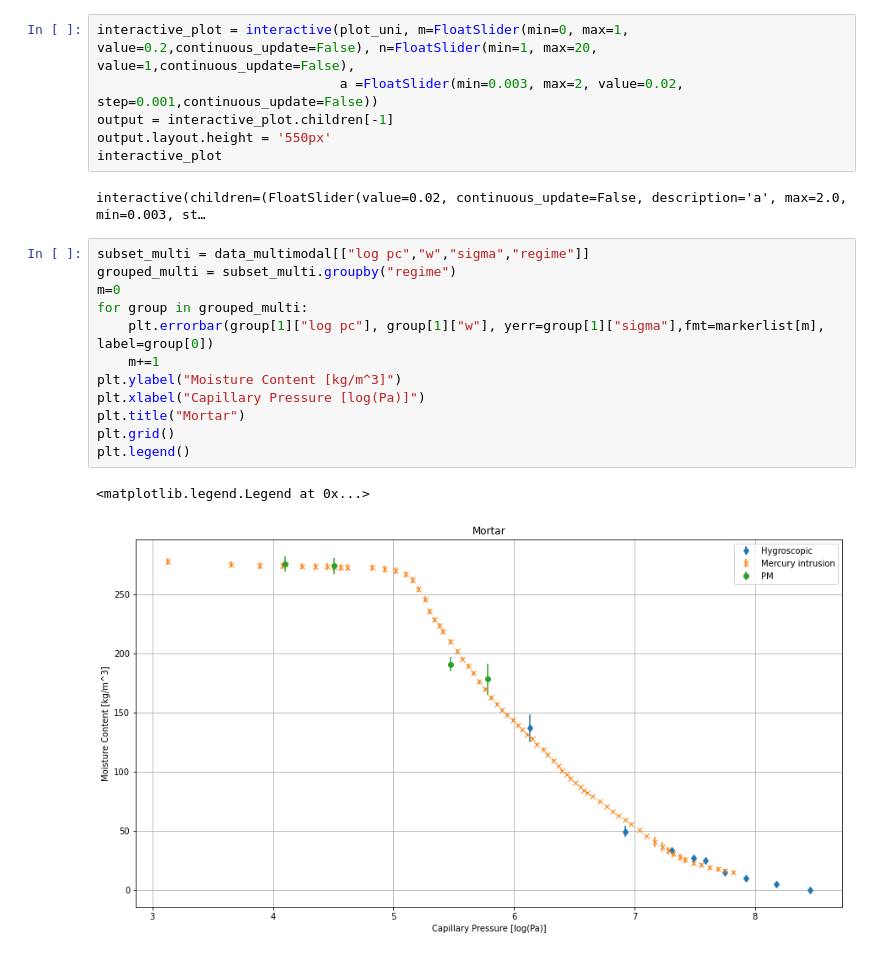
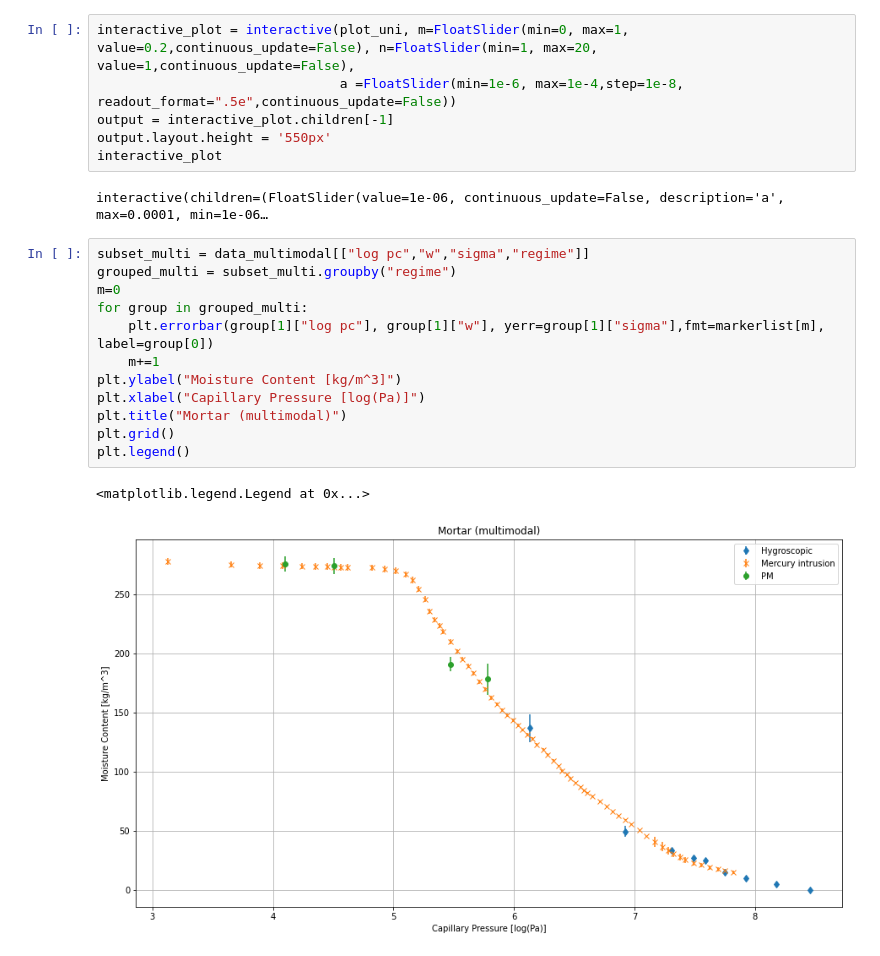
Before and after one commit to pick2510/BPTA, a Jupyter notebook: WS5/py_interact.ipynb, the cells around one changed output. Drawn from its saved outputs; the diff is of its cells as text.

```diff
--- a/WS5/py_interact.ipynb
+++ b/WS5/py_interact.ipynb
@@ -74,26 +72,26 @@ plt.grid()
 # %%
 interactive_plot = interactive(plot_uni, m=FloatSlider(min=0, max=1, value=0.2,continuous_update=False), n=FloatSlider(min=1, max=20, value=1,continuous_update=False),
-                               a =FloatSlider(min=0.003, max=2, value=0.02, step=0.001,continuous_update=False))
+                               a =FloatSlider(min=1e-6, max=1e-4,step=1e-8, readout_format=".5e",continuous_update=False))
 output = interactive_plot.children[-1]
 output.layout.height = '550px'
 interactive_plot
 # %% [output]
-interactive(children=(FloatSlider(value=0.02, continuous_update=False, description='a', max=2.0, min=0.003, st…
+interactive(children=(FloatSlider(value=1e-06, continuous_update=False, description='a', max=0.0001, min=1e-06…
 # %%
 subset_multi = data_multimodal[["log pc","w","sigma","regime"]]
 grouped_multi = subset_multi.groupby("regime")
 m=0
 for group in grouped_multi:
     plt.errorbar(group[1]["log pc"], group[1]["w"], yerr=group[1]["sigma"],fmt=markerlist[m], label=group[0])
     m+=1
 plt.ylabel("Moisture Content [kg/m^3]")
 plt.xlabel("Capillary Pressure [log(Pa)]")
-plt.title("Mortar")
+plt.title("Mortar (multimodal)")
 plt.grid()
 plt.legend()
 # %% [output]
 <matplotlib.legend.Legend at 0x...>
-[figure, old version]
+[figure, new version]
 # %%
 interactive_plot = interactive(plot_multimodal,
                                l1 = FloatSlider(min=0, max=1, value=0.3,continuous_update=False),
```
Also changed, not shown: parts of 3 cells of this notebook.
